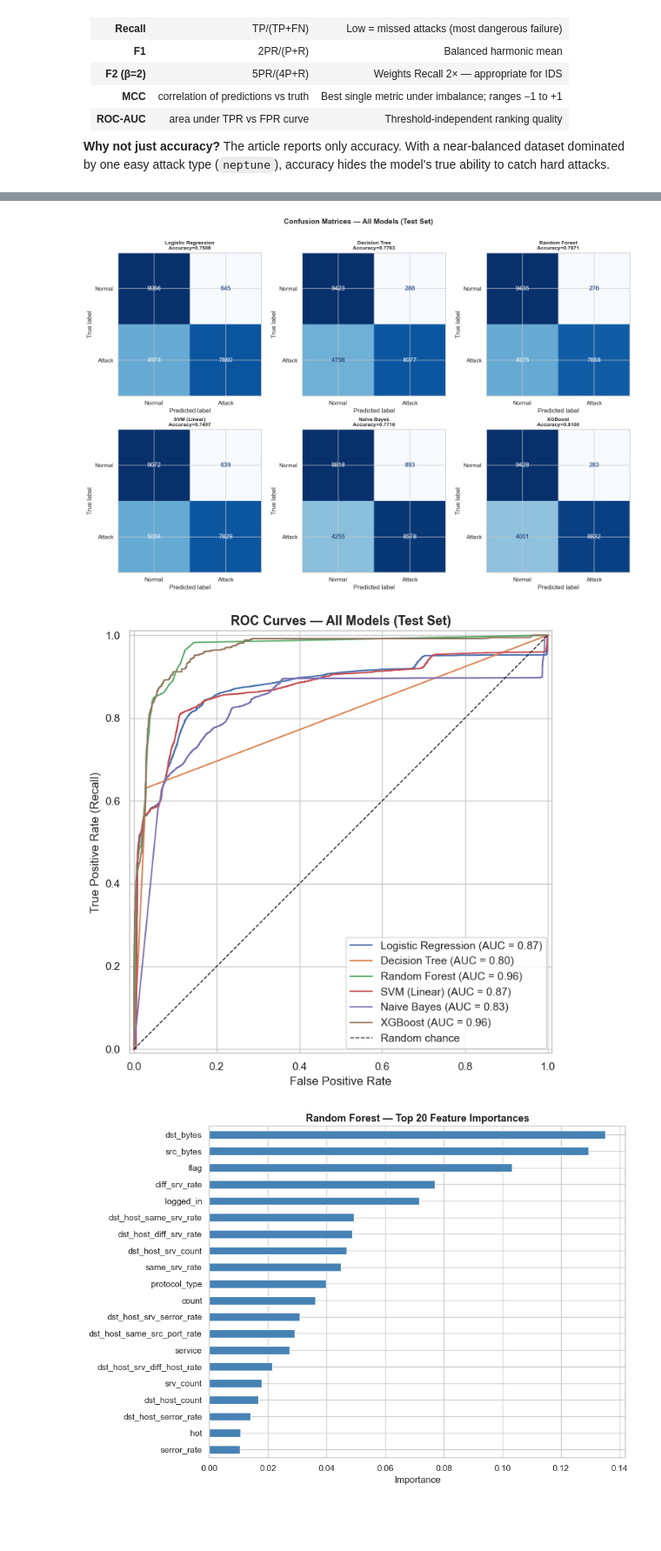
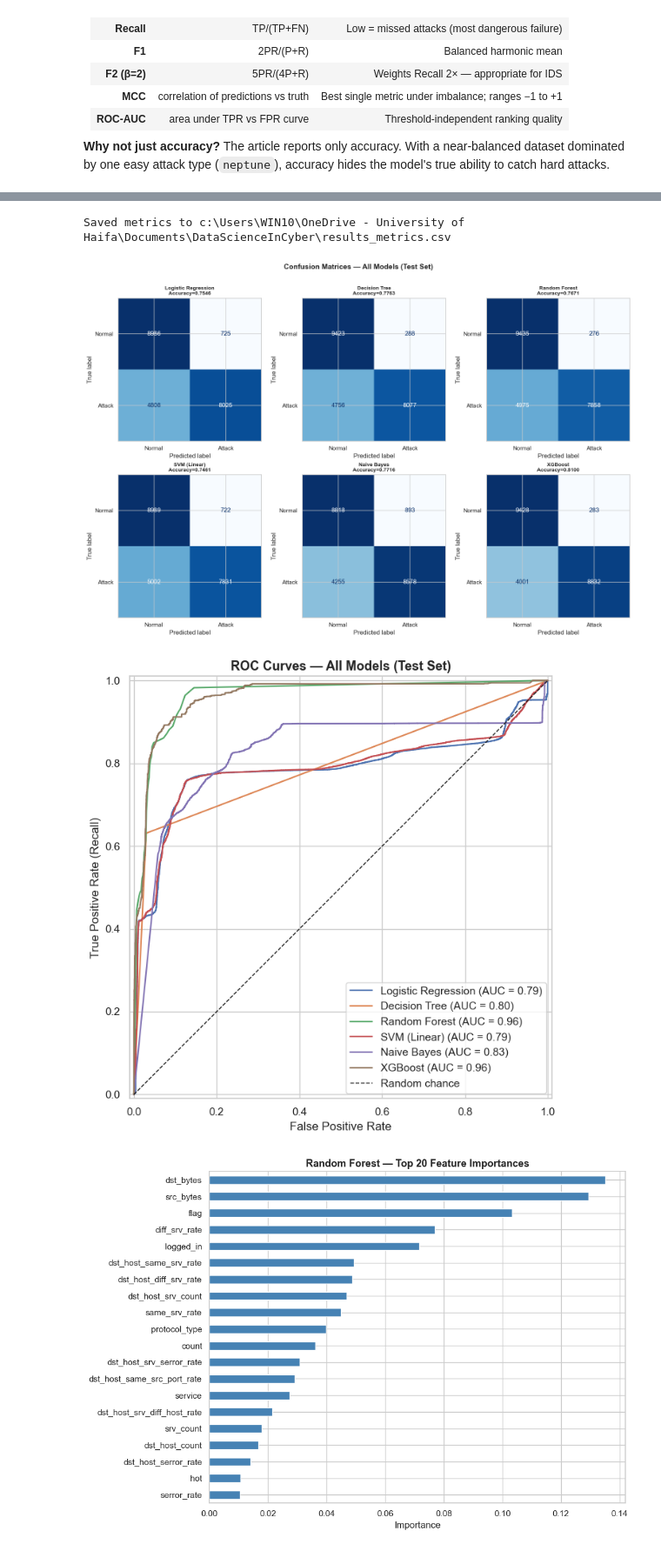
Before and after one commit to RenataH02/IDS_DataScienceCyber, a Jupyter notebook: IDS_DataScienceCyber.ipynb, the cells around one changed output, grey strips where cells are left out. Shown at 87% size. Saved outputs shown, nothing was run; the diff lists cells and outputs as text; code cells hidden in the pictures; blank space fills up the shorter version.

```diff
--- a/IDS_DataScienceCyber.ipynb
+++ b/IDS_DataScienceCyber.ipynb
@@ -598,17 +641,17 @@ calibrated_svc = CalibratedClassifierCV(
     LinearSVC(max_iter=2000, random_state=RANDOM_SEED), cv=3
 )
 
-# (name, model, use_scaled_input)
+# (name, model, feature_set_key) — key selects the encoding from FEATURE_SETS
 MODEL_SPECS = [
-    ('Logistic Regression', LogisticRegression(max_iter=1000, random_state=RANDOM_SEED, n_jobs=-1), True),
-    ('Decision Tree',       DecisionTreeClassifier(random_state=RANDOM_SEED),                        False),
-    ('Random Forest',       RandomForestClassifier(n_estimators=100, random_state=RANDOM_SEED, n_jobs=-1), False),
-    ('SVM (Linear)',        calibrated_svc,                                                           True),
-    ('Naive Bayes',         GaussianNB(),                                                             True),
-    (boost_name,            boost_model,                                                              False),
+    ('Logistic Regression', LogisticRegression(max_iter=1000, random_state=RANDOM_SEED, n_jobs=-1), 'linear'),
+    ('Decision Tree',       DecisionTreeClassifier(random_state=RANDOM_SEED),                        'tree'),
+    ('Random Forest',       RandomForestClassifier(n_estimators=100, random_state=RANDOM_SEED, n_jobs=-1), 'tree'),
+    ('SVM (Linear)',        calibrated_svc,                                                           'linear'),
+    ('Naive Bayes',         GaussianNB(),                                                             'nb'),
+    (boost_name,            boost_model,                                                              'tree'),
 ]
 
-print('Models defined:')
-for name, _, scaled in MODEL_SPECS:
-    print(f'  {name:30s} | scaled input: {scaled}')
+print('Models defined (model-aware encoding):')
+for name, _, fs in MODEL_SPECS:
+    print(f'  {name:30s} | feature set: {fs}')
 # %% [output]
@@ -631,17 +674,16 @@ def evaluate(y_true, y_pred, y_prob):
         'ROC-AUC':   round(roc_auc_score(y_true, y_prob), 4),
     }
 
-trained = {}  # name → (fitted_model, use_scaled)
-results = {}  # name → metrics dict
+trained = {}  # name -> (fitted_model, feature_set_key)
+results = {}  # name -> metrics dict
 
-for name, model, use_scaled in MODEL_SPECS:
-    Xtr = X_train_scaled if use_scaled else X_train_sel
-    Xte = X_test_scaled  if use_scaled else X_test_sel
+for name, model, fs in MODEL_SPECS:
+    Xtr, Xte = FEATURE_SETS[fs]
     print(f'Training {name} ...', end=' ', flush=True)
     model.fit(Xtr, y_train)
     y_pred = model.predict(Xte)
     y_prob = model.predict_proba(Xte)[:, 1]
     results[name] = evaluate(y_test, y_pred, y_prob)
-    trained[name] = (model, use_scaled)
+    trained[name] = (model, fs)
     print(f'done  | Accuracy={results[name]["Accuracy"]:.4f}')
 # %% [output]
@@ -690,13 +732,22 @@ print(f'Difference     : {abs(rf_acc - 99.87):.2f} pp')
 Article claim  : Random Forest accuracy = 99.87%
 Our result     : Random Forest accuracy = 76.71%
 Difference     : 23.16 pp
+# %%
+# --- Persist final metrics for reproducibility ---
+# Exporting the table to CSV lets the report's numbers be checked against a file
+# rather than re-read from notebook outputs.
+OUT_CSV = os.path.join(DATA_DIR, 'results_metrics.csv')
+results_df.to_csv(OUT_CSV, index=True, index_label='Model')
+print(f'Saved metrics to {OUT_CSV}')
+# %% [output]
+Saved metrics to c:\Users\WIN10\OneDrive - University of Haifa\Documents\DataScienceInCyber\results_metrics.csv
 # %%
 n_models = len(MODEL_SPECS)
 fig, axes = plt.subplots(2, 3, figsize=(15, 10))
 axes = axes.flatten()
 
-for i, (name, (model, use_scaled)) in enumerate(trained.items()):
-    Xte = X_test_scaled if use_scaled else X_test_sel
+for i, (name, (model, fs)) in enumerate(trained.items()):
+    Xte = FEATURE_SETS[fs][1]
     y_pred = model.predict(Xte)
     cm = confusion_matrix(y_test, y_pred)
     disp = ConfusionMatrixDisplay(cm, display_labels=['Normal', 'Attack'])
@@ -709,21 +760,21 @@ plt.suptitle('Confusion Matrices — All Models (Test Set)',
 plt.tight_layout()
 plt.show()
 # %% [output]
-[figure, old version]
+[figure, new version]
 # %%
 fig, ax = plt.subplots(figsize=(10, 7))
-for name, (model, use_scaled) in trained.items():
-    Xte = X_test_scaled if use_scaled else X_test_sel
+for name, (model, fs) in trained.items():
+    Xte = FEATURE_SETS[fs][1]
     RocCurveDisplay.from_estimator(model, Xte, y_test, ax=ax, name=name)
 ax.plot([0,1],[0,1],'k--', linewidth=1, label='Random chance')
 ax.set_title('ROC Curves — All Models (Test Set)', fontsize=13, fontweight='bold')
 ax.set_xlabel('False Positive Rate')
 ax.set_ylabel('True Positive Rate (Recall)')
 ax.legend(loc='lower right')
 plt.tight_layout()
 plt.show()
 # %% [output]
-[figure, old version]
+[figure, new version]
 # %%
 rf_model = trained['Random Forest'][0]
 importances = (
```
Also changed, not shown: parts of 6 cells of this notebook, 3 other files.
